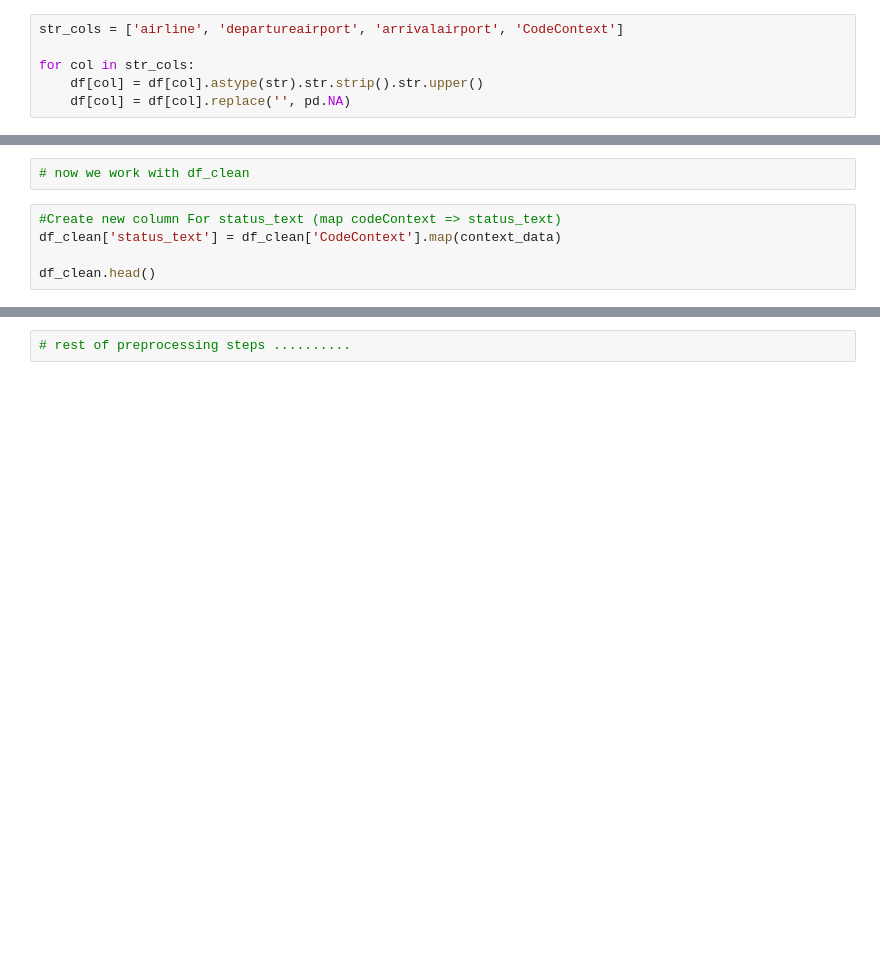
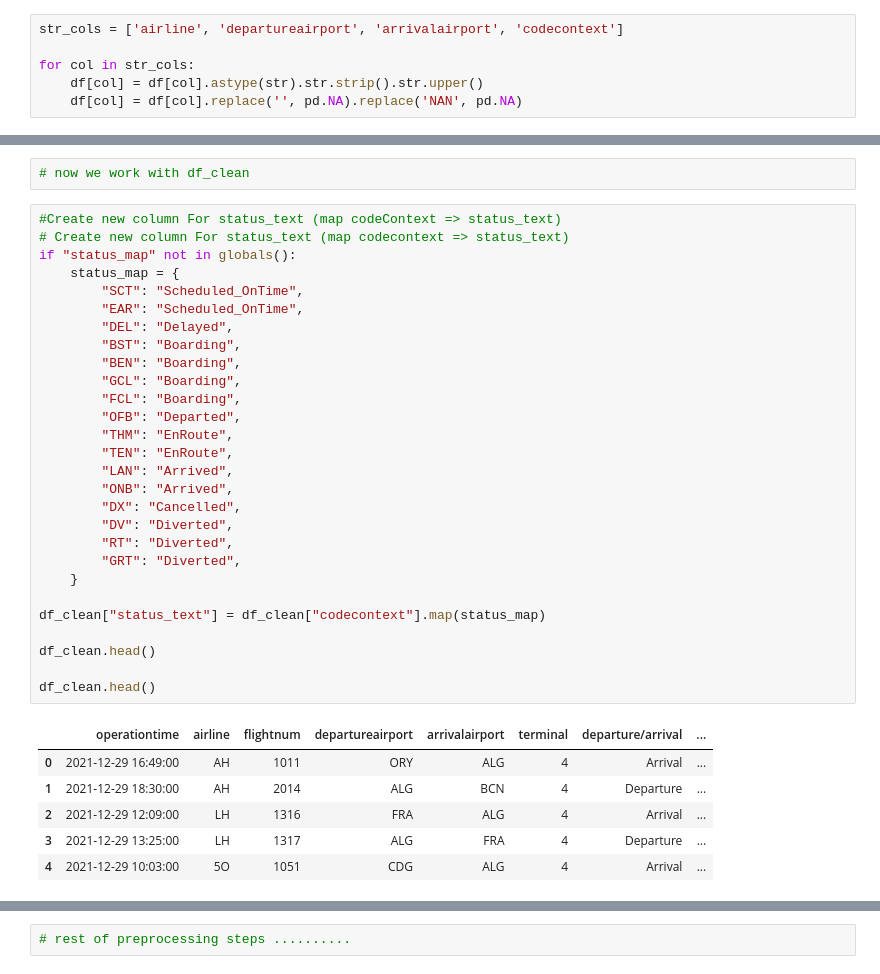
Before and after one commit to zinabch/air-traffic-data-mining, a Jupyter notebook: houari.ipynb, the cells around one changed output, grey strips where cells are left out. Drawn from its saved outputs; the diff is of its cells as text; blank space fills up the shorter version.

```diff
--- a/houari.ipynb
+++ b/houari.ipynb
@@ -55,7 +43,7 @@ KeyError: 'operationtime'
 # %%
-str_cols = ['airline', 'departureairport', 'arrivalairport', 'CodeContext']
+str_cols = ['airline', 'departureairport', 'arrivalairport', 'codecontext']
 
 for col in str_cols:
     df[col] = df[col].astype(str).str.strip().str.upper()
-    df[col] = df[col].replace('', pd.NA)
+    df[col] = df[col].replace('', pd.NA).replace('NAN', pd.NA)
 # %%
@@ -80,10 +86,40 @@ print(df_clean[['airline', 'departureairport', 'arrivalairport', 'CodeContext']]
 # %%
 # now we work with df_clean
-# %%
-#Create new column For status_text (map codeContext => status_text)
-df_clean['status_text'] = df_clean['CodeContext'].map(context_data)
-
-df_clean.head()
+# %%
+#Create new column For status_text (map codeContext => status_text)
+# Create new column For status_text (map codecontext => status_text)
+if "status_map" not in globals():
+    status_map = {
+        "SCT": "Scheduled_OnTime",
+        "EAR": "Scheduled_OnTime",
+        "DEL": "Delayed",
+        "BST": "Boarding",
+        "BEN": "Boarding",
+        "GCL": "Boarding",
+        "FCL": "Boarding",
+        "OFB": "Departed",
+        "THM": "EnRoute",
+        "TEN": "EnRoute",
+        "LAN": "Arrived",
+        "ONB": "Arrived",
+        "DX": "Cancelled",
+        "DV": "Diverted",
+        "RT": "Diverted",
+        "GRT": "Diverted",
+    }
+
+df_clean["status_text"] = df_clean["codecontext"].map(status_map)
+
+df_clean.head()
+
+df_clean.head()
+# %% [output]
+|  | operationtime | airline | flightnum | departureairport | arrivalairport | terminal | departure/arrival | ... |
+| 0 | 2021-12-29 16:49:00 | AH | 1011 | ORY | ALG | 4 | Arrival | ... |
+| 1 | 2021-12-29 18:30:00 | AH | 2014 | ALG | BCN | 4 | Departure | ... |
+| 2 | 2021-12-29 12:09:00 | LH | 1316 | FRA | ALG | 4 | Arrival | ... |
+| 3 | 2021-12-29 13:25:00 | LH | 1317 | ALG | FRA | 4 | Departure | ... |
+| 4 | 2021-12-29 10:03:00 | 5O | 1051 | CDG | ALG | 4 | Arrival | ... |
 # %%
 #check if mapping was not done somewhere
 df_clean['status_text'].isna().sum()
```
Also changed, not shown: parts of 68 cells of this notebook.
